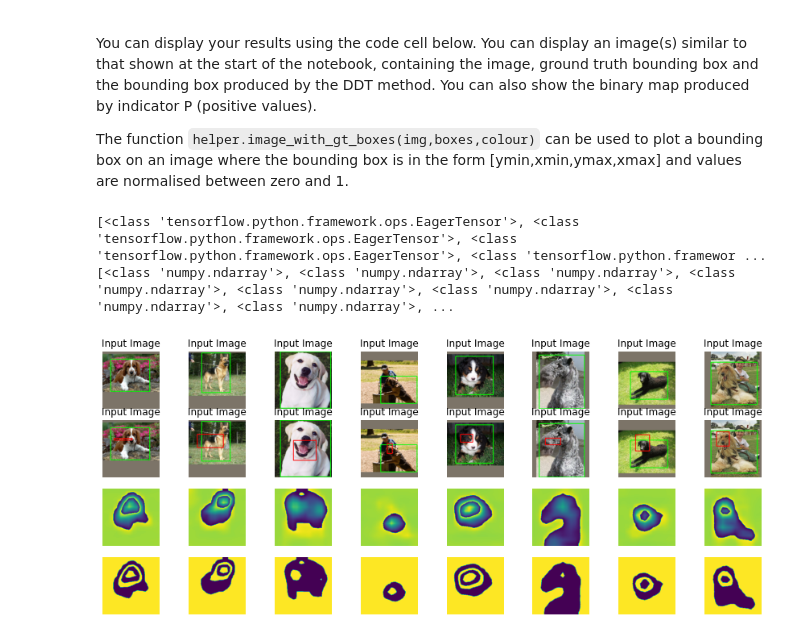
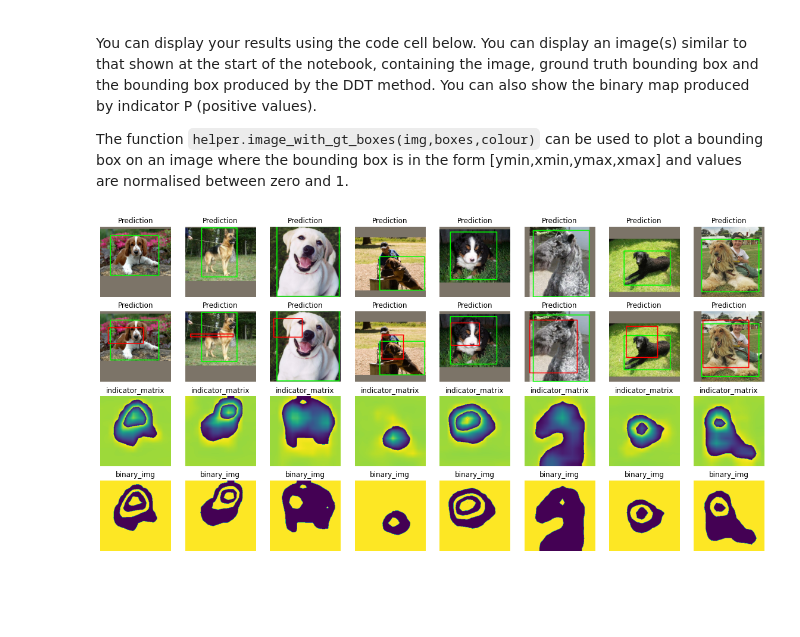
Before and after one commit to tomkeane07/AI-Projects-UL, a Jupyter notebook: semester3/MachineVision/3_Object_co-localisation/Etivity_assignment3.ipynb, the cells around one changed output. Drawn from its saved outputs; the diff is of its cells as text; code cells hidden in the pictures; blank space fills up the shorter version.

```diff
--- a/semester3/MachineVision/3_Object_co-localisation/Etivity_assignment3.ipynb
+++ b/semester3/MachineVision/3_Object_co-localisation/Etivity_assignment3.ipynb
@@ -279,11 +268,11 @@ def find_largest_connected_component(image_nearest_interpolation):
   binary_img = cv2.threshold(np.uint8(image_nearest_interpolation), 0, 255, cv2.THRESH_BINARY | cv2.THRESH_OTSU)[1]
 
   # 10  - Obtain the connectivity of the connected components, and their corresponding size (pixel numbers);
-  nb_components, output, stats, centroids  = cv2.connectedComponentsWithStats(binary_img, cv2.CV_32S, connectivity=4)
+  nb_components, output, stats, centroids  = cv2.connectedComponentsWithStats(binary_img, cv2.CV_32S, connectivity=8)
   # print((np.shape(numLabels), np.shape(labels), np.shape(stats), np.shape(centroids)))
 
   # 11  - The largest connected component ˆP1c .
-  largest_connected_component = stats[np.argsort(stats[:, cv2.CC_STAT_AREA])][0]
+  largest_connected_component = stats[np.argsort(stats[:, cv2.CC_STAT_AREA])][1]
   #A1 end
   return nb_components, output, stats,  largest_connected_component, binary_img
 
@@ -395,43 +378,38 @@ You can display your results using the code cell below. You can display an image
 
 The function `helper.image_with_gt_boxes(img,boxes,colour)` can be used to plot a bounding box on an image where the bounding box is in the form [ymin,xmin,ymax,xmax] and values are normalised between zero and 1.
 # %%
-def draw_bounds(ax, curr_img):
+def draw_bounds(ax, curr_img, title):
   # Plot image and show related indicator
   ax.axis('off')
-  ax.set_title('Input Image')
+  ax.set_title(title)
   ax.imshow(curr_img)
 
 def display_img_results():
   ground_truth_img=helper.image_with_gt_boxes(curr_img,batch_boxes_test[k],(0,255,0))
   ax = axs[0][k]
-  draw_bounds(ax, ground_truth_img)
+  draw_bounds(ax, ground_truth_img, "Ground Truth")
 
 
 def display_image_bounding_box_results(k, axs, img_batch_test, batch_boxes_test, bounding_boxes_DDT):
   curr_img = np.asarray(helper.unprocess_image(img_batch_test[k, :, :,:]))
   for row, color, box_type in zip(axs, [(0,255,0), (255,0,0)], [batch_boxes_test, bounding_boxes_DDT]):
     curr_img=helper.image_with_gt_boxes(curr_img,box_type[k],color)
     row_col = row[k]
-    draw_bounds(row_col, curr_img)
+    draw_bounds(row_col, curr_img, "Prediction")
 
 
 # fig = plt.figure(figsize=(15, 12))
 n=8
-fig, axs = plt.subplots(4,n, figsize=(15, 6))
+fig, axs = plt.subplots(4,n, figsize=(20, 10))
 
 # Iterate through some images
-ls = [type(item) for item in indicator_matrices_DDT]
-print((ls))
-ls = [type(item) for item in binary_imgs_DDT]
-print((ls))
-
 for k in range(n):
   display_image_bounding_box_results(k, axs[:2], img_batch_test, batch_boxes_test, bounding_boxes_DDT)
   axs[2][k].imshow(indicator_matrices_DDT[k])
+  axs[2][k].set_title("indicator_matrix")
   axs[2][k].axis('off')
   axs[3][k].imshow(binary_imgs_DDT[k])
+  axs[3][k].set_title("binary_img")
   axs[3][k].axis('off')
 # %% [output]
-[<class 'tensorflow.python.framework.ops.EagerTensor'>, <class 'tensorflow.python.framework.ops.EagerTensor'>, <class 'tensorflow.python.framework.ops.EagerTensor'>, <class 'tensorflow.python.framewor ...
-[<class 'numpy.ndarray'>, <class 'numpy.ndarray'>, <class 'numpy.ndarray'>, <class 'numpy.ndarray'>, <class 'numpy.ndarray'>, <class 'numpy.ndarray'>, <class 'numpy.ndarray'>, <class 'numpy.ndarray'>, ...
-[figure, old version]
+[figure, new version]
```
Also changed, not shown: parts of 5 cells of this notebook.
